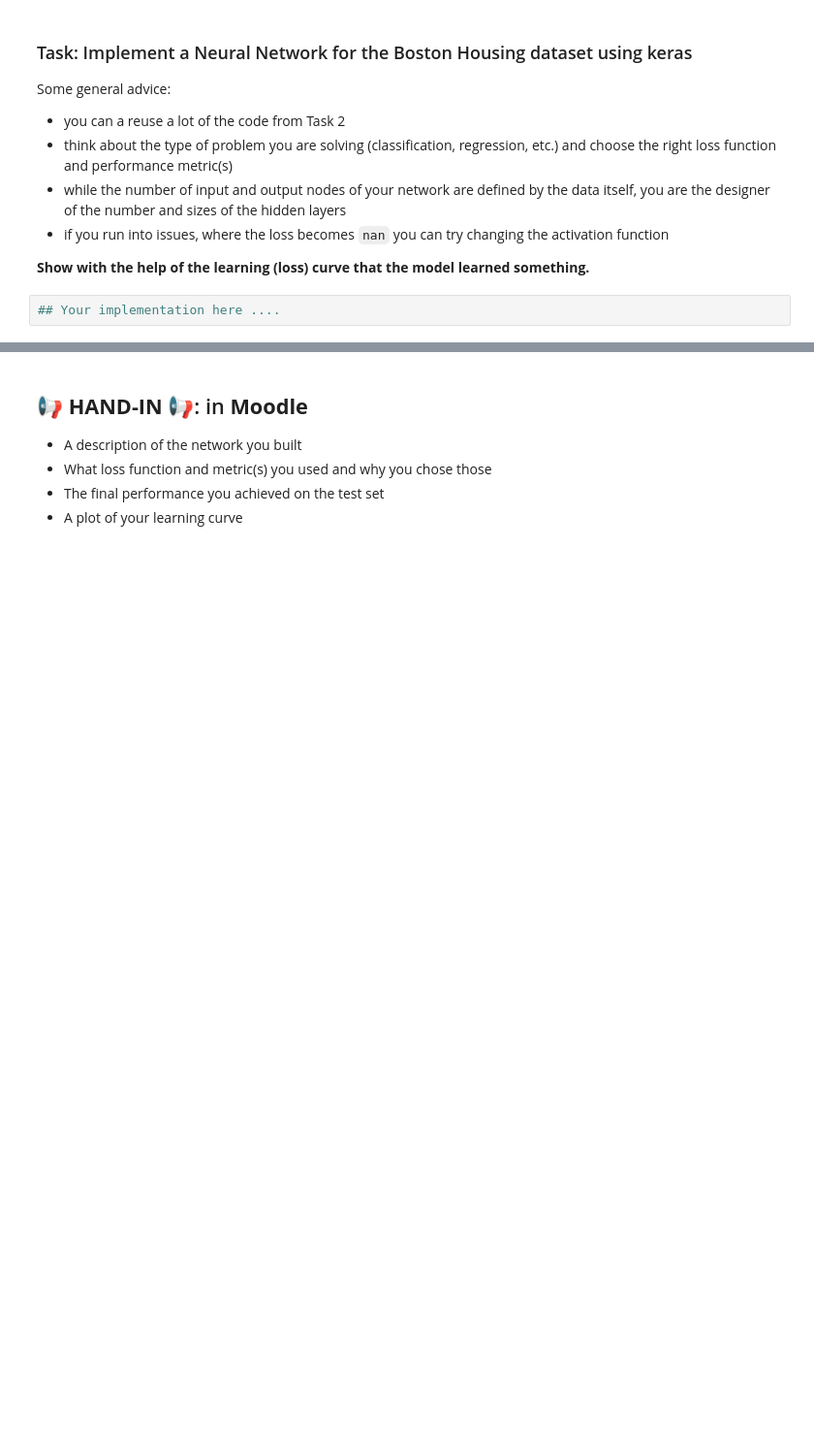
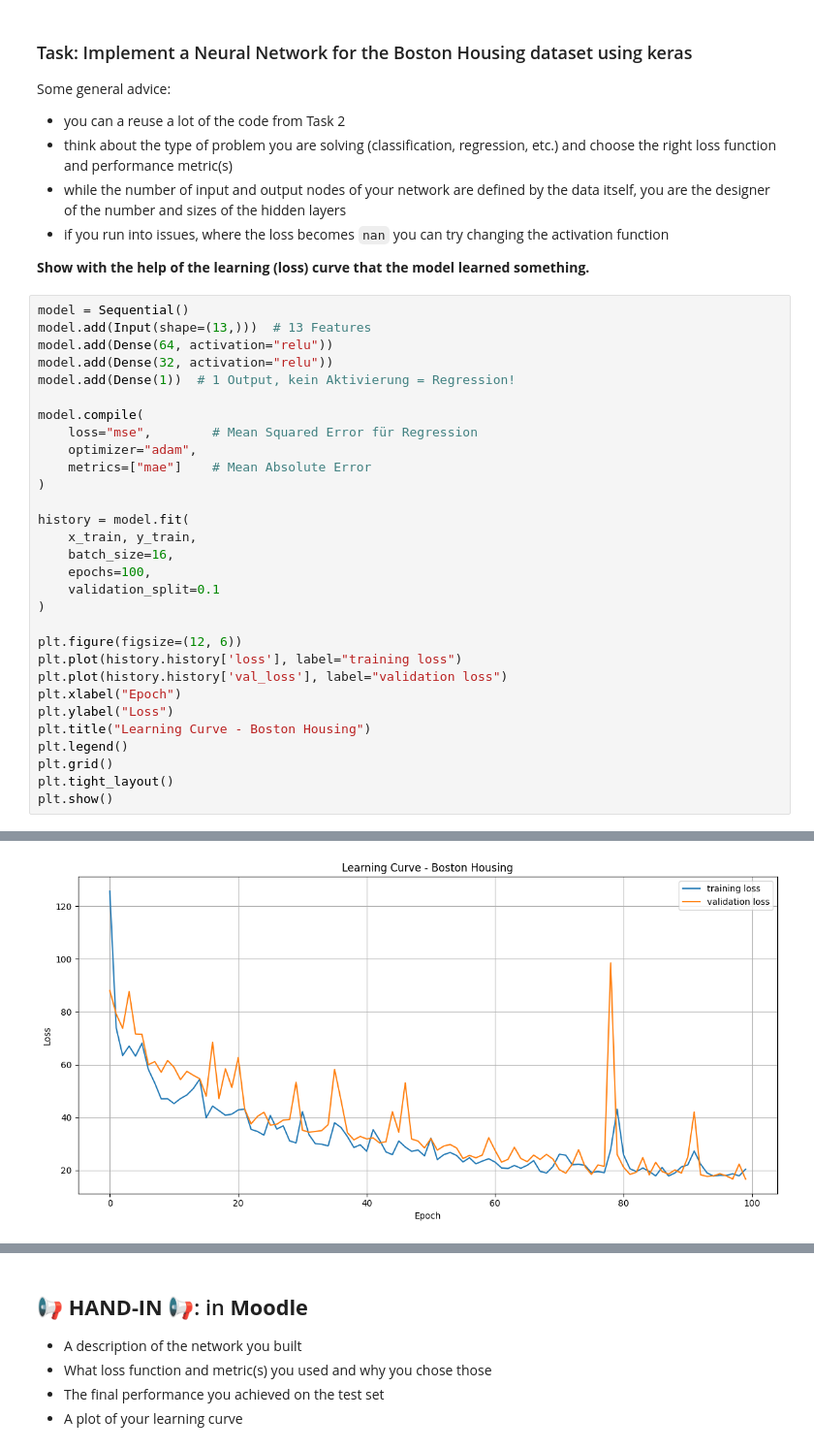
Before and after one commit to linusscodingg/IML_FS26_Prak, a Jupyter notebook: week7/L07_Training_NNs.ipynb, the cells around one changed output, grey strips where cells are left out. Shown at 97% size. Saved outputs shown, nothing was run; the diff lists cells and outputs as text; blank space fills up the shorter version.

```diff
--- a/week7/L07_Training_NNs.ipynb
+++ b/week7/L07_Training_NNs.ipynb
@@ -359,5 +398,34 @@ Some general advice:
 * if you run into issues, where the loss becomes `nan` you can try changing the activation function
 
 **Show with the help of the learning (loss) curve that the model learned something.**
-# %%
-## Your implementation here ....
+# %%
+model = Sequential()
+model.add(Input(shape=(13,)))  # 13 Features
+model.add(Dense(64, activation="relu"))
+model.add(Dense(32, activation="relu"))
+model.add(Dense(1))  # 1 Output, kein Aktivierung = Regression!
+
+model.compile(
+    loss="mse",        # Mean Squared Error für Regression
+    optimizer="adam",
+    metrics=["mae"]    # Mean Absolute Error
+)
+
+history = model.fit(
+    x_train, y_train,
+    batch_size=16,
+    epochs=100,
+    validation_split=0.1
+)
+
+plt.figure(figsize=(12, 6))
+plt.plot(history.history['loss'], label="training loss")
+plt.plot(history.history['val_loss'], label="validation loss")
+plt.xlabel("Epoch")
+plt.ylabel("Loss")
+plt.title("Learning Curve - Boston Housing")
+plt.legend()
+plt.grid()
+plt.tight_layout()
+plt.show()
+# %% [output]
@@ -364,2 +449,3 @@ Some general advice:
+[figure, added]
 # %%
 ## evaluate performance on test set here
```
Also changed, not shown: parts of 8 cells of this notebook.
